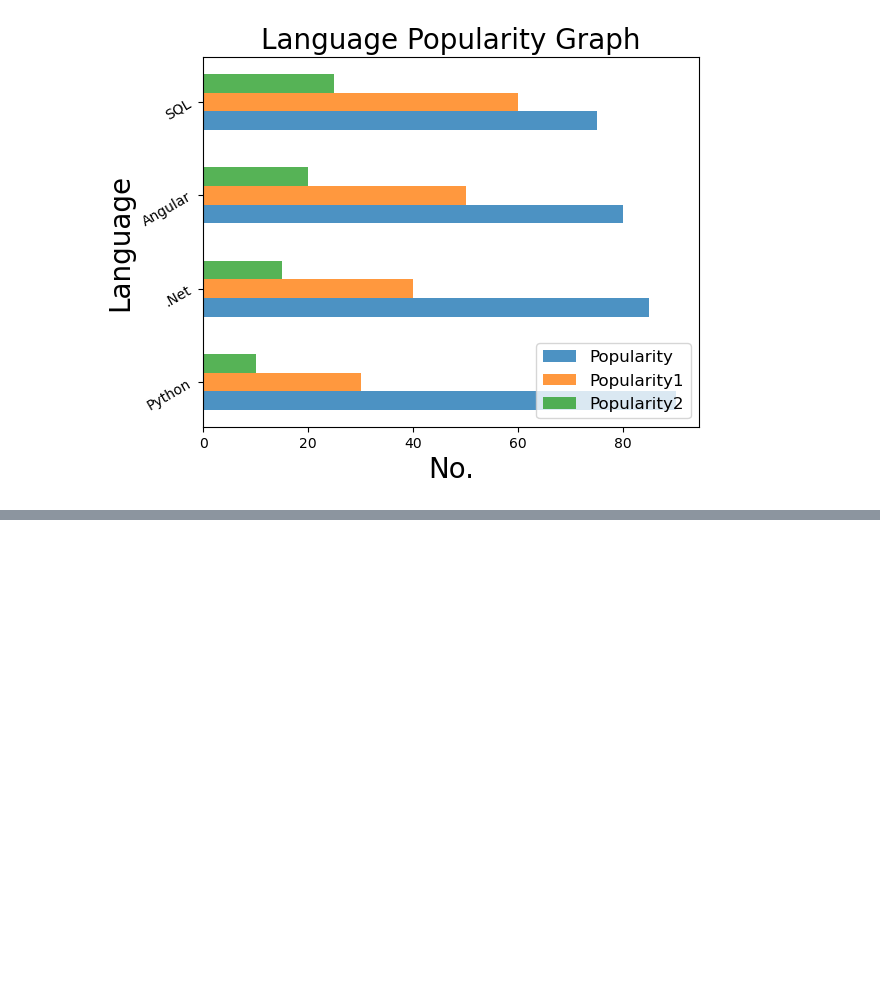
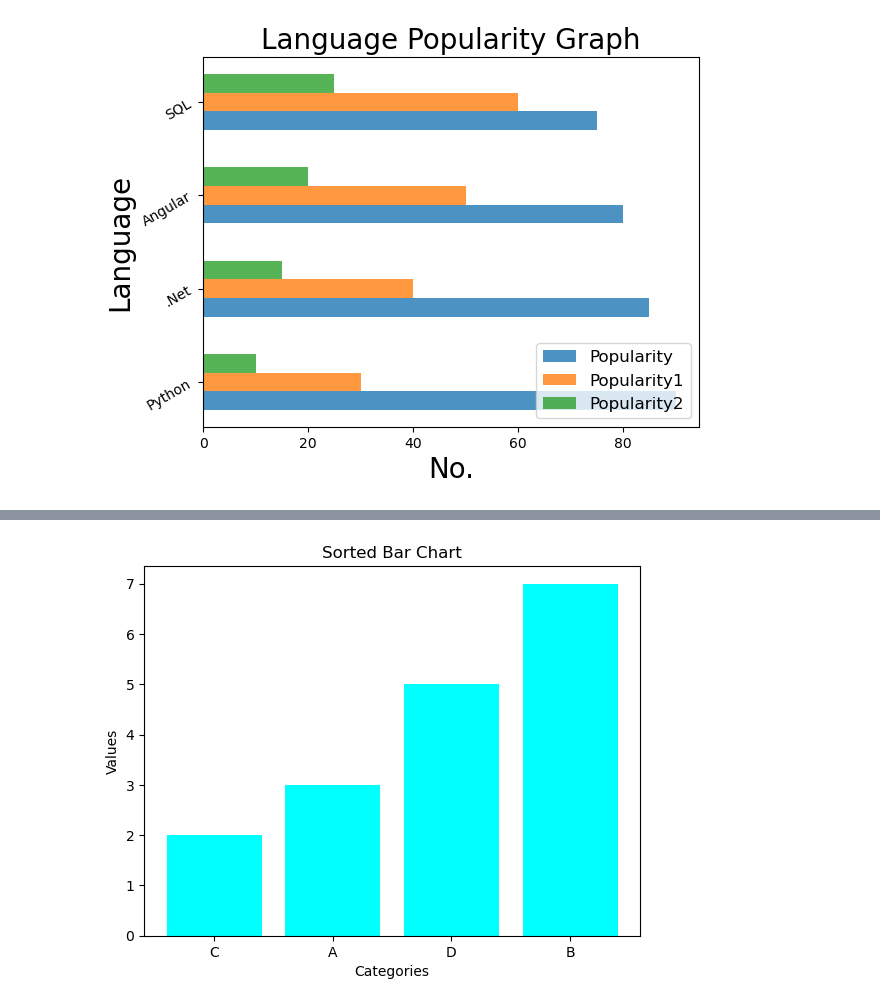
Before and after one commit to hamzaaslam276/Data-Science-SMIT-9-11, a Jupyter notebook: Matplotlib/Bar Chat/Bar Chat in Python Matplotlib.ipynb, the cells around one changed output, grey strips where cells are left out. Cells and saved outputs as stored; diff of their text form; code cells hidden in the pictures; blank space fills up the shorter version.

```diff
--- a/Matplotlib/Bar Chat/Bar Chat in Python Matplotlib.ipynb
+++ b/Matplotlib/Bar Chat/Bar Chat in Python Matplotlib.ipynb
@@ -179,0 +138,14 @@ plt.show()
+# %%
+categories = ['A', 'B', 'C', 'D']
+values = [3, 7, 2, 5]
+
+sorted_categories = [x for _, x in sorted(zip(values, categories))]
+sorted_values = sorted(values)
+
+plt.bar(sorted_categories, sorted_values, color='cyan')
+plt.title('Sorted Bar Chart')
+plt.xlabel('Categories')
+plt.ylabel('Values')
+plt.show()
+# %% [output]
+[figure, added]
```
Also changed, not shown: parts of 8 cells of this notebook, 12 other files.
